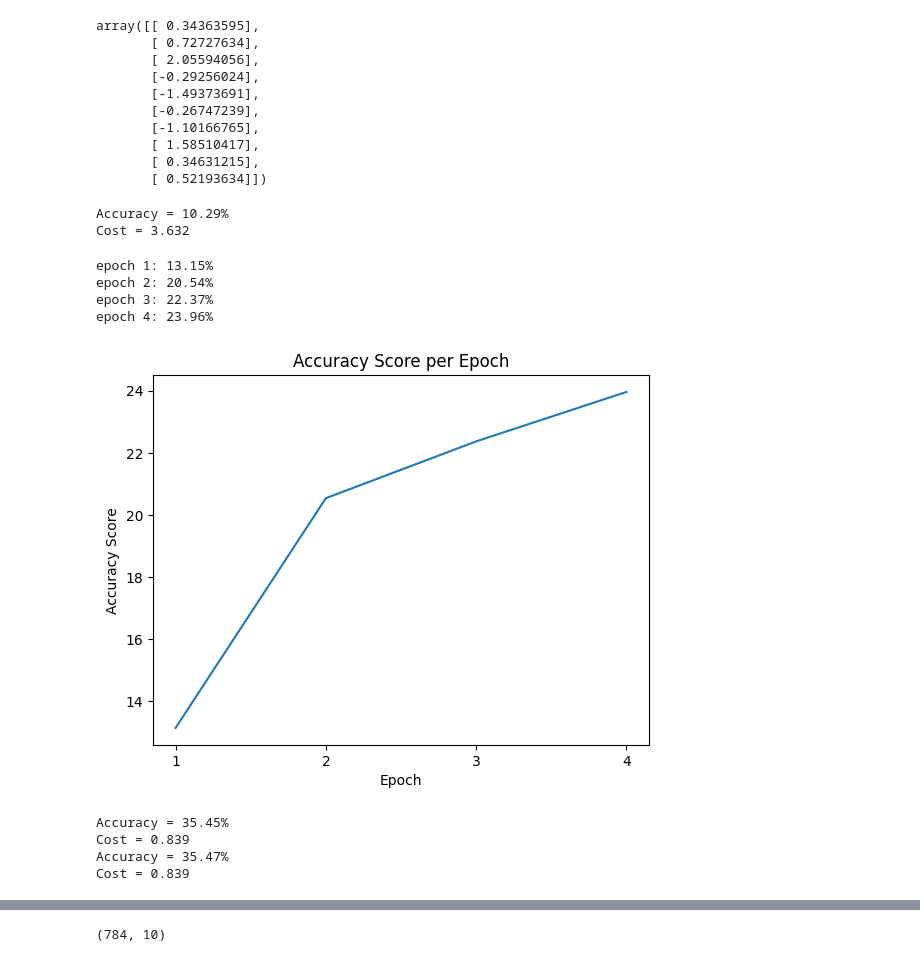
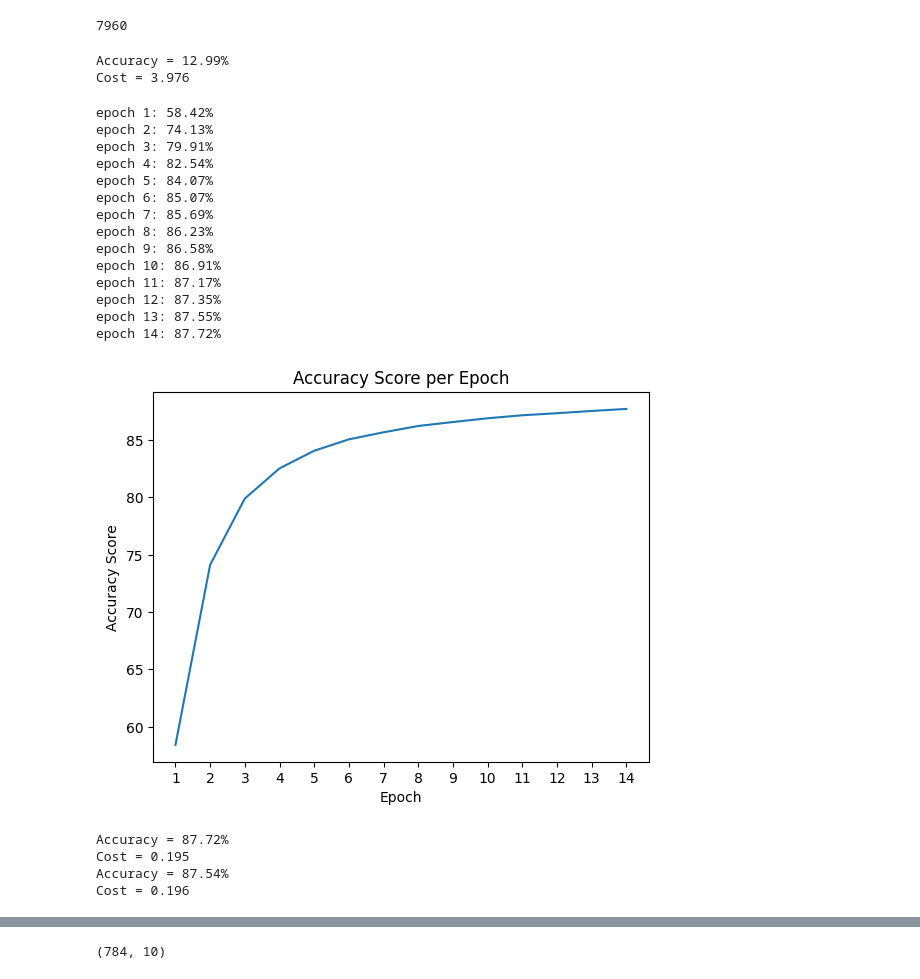
Before and after one commit to Alireza2317/NeuralNet_from_scratch, a Jupyter notebook: app.ipynb, the cells around one changed output, grey strips where cells are left out. Saved outputs shown, nothing was run; the diff lists cells and outputs as text; code cells hidden in the pictures.

```diff
--- a/app.ipynb
+++ b/app.ipynb
@@ -563,15 +563,6 @@ class NeuralNetwork:
 		plt.tight_layout()
 		plt.show()
 
-	@staticmethod
-	def show_sample(sample: np.ndarray):
-		#* sample.shape = (784, 1)
-		matrix = np.array(sample).reshape(28, 28)
-
-		plt.imshow(matrix, cmap='gray', vmin=0, vmax=255)
-		plt.axis('off')
-		plt.show()
-
 
 	def print_stat(self, x_test: np.ndarray, y_test: np.ndarray) -> None:
 		score = self.accuracy_score(x_test, y_test)
@@ -607,10 +606,9 @@ x_test = (x_test / 255.0).astype(np.float64)
 y_test = np.array(test_df.iloc[:, 0:1]).reshape((1, -1))
 # %%
 np.random.seed(42)
-NN = NeuralNetwork(layers_structure=[784, 6, 10], activation='sigmoid')
+NN = NeuralNetwork(layers_structure=[784, 10, 10], activation='sigmoid')
 
 #weights = [np.random.randn(*shape) * np.sqrt(1. / shape[1]) for shape in NN._weights_shapes]
 #biases = [np.random.randn(*shape) for shape in NN._biases_shapes]
 #NN.init_weights_biases(weights, biases)
 #NN.load_params_from_file(filename='randomparams')
-NN.parameters[:10]
@@ -628,37 +615,38 @@ array([[ 0.49671415],
-# %%
-NN.parameters[-10:]
-# %% [output]
-array([[ 0.34363595],
-       [ 0.72727634],
-       [ 2.05594056],
-       [-0.29256024],
-       [-1.49373691],
-       [-0.26747239],
-       [-1.10166765],
-       [ 1.58510417],
-       [ 0.34631215],
-       [ 0.52193634]])
+# %%
+NN._NUMBER_OF_PARAMS
+# %% [output]
+7960
 # %%
 NN.print_stat(x_test, y_test)
 # %% [output]
-Accuracy = 10.29%
-Cost = 3.632
+Accuracy = 12.99%
+Cost = 3.976
 # %%
-NN.train(x_train, y_train, number_of_epochs=4, mini_batches_size=400, learning_rate=0.3, constant_lr=False)
+NN.train(x_train, y_train, number_of_epochs=14, mini_batches_size=120, learning_rate=1, constant_lr=False)
 # %% [output]
-epoch 1: 13.15%
-epoch 2: 20.54%
-epoch 3: 22.37%
-epoch 4: 23.96%
+epoch 1: 58.42%
+epoch 2: 74.13%
+epoch 3: 79.91%
+epoch 4: 82.54%
+epoch 5: 84.07%
+epoch 6: 85.07%
+epoch 7: 85.69%
+epoch 8: 86.23%
+epoch 9: 86.58%
+epoch 10: 86.91%
+epoch 11: 87.17%
+epoch 12: 87.35%
+epoch 13: 87.55%
+epoch 14: 87.72%
-[figure, old version]
+[figure, new version]
 # %%
 NN.print_stat(x_train, y_train)
 NN.print_stat(x_test, y_test)
 # %% [output]
-Accuracy = 35.45%
-Cost = 0.839
-Accuracy = 35.47%
-Cost = 0.839
+Accuracy = 87.72%
+Cost = 0.195
+Accuracy = 87.54%
+Cost = 0.196
 # %%
 noise = np.random.randint(0, 220, size=(784, 1))
 NN.show_sample(noise)
```
Also changed, not shown: parts of 5 cells of this notebook.
